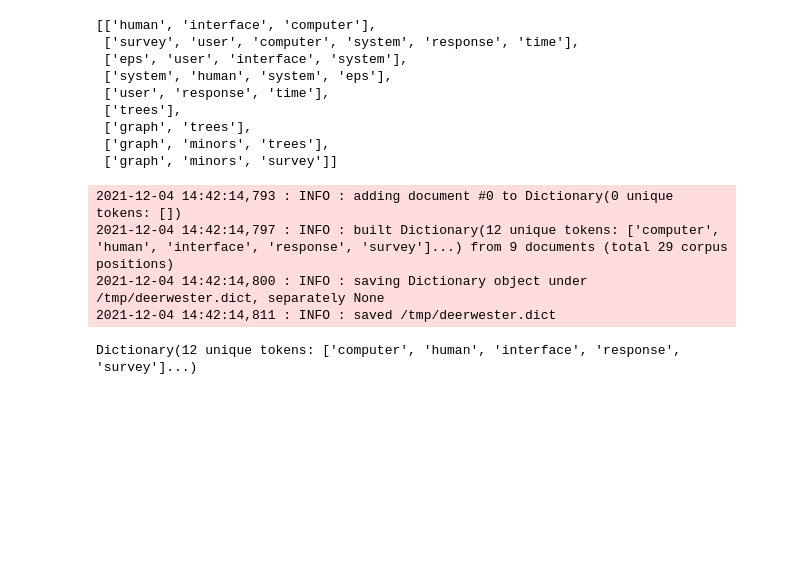
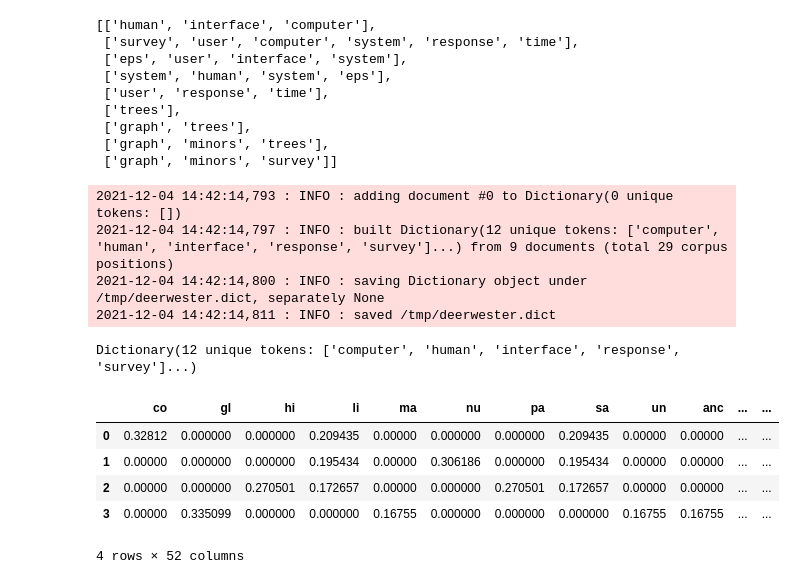
Before and after one commit to sashaaKr/thesis, a Jupyter notebook: notebooks/playground.ipynb, the cells around one changed output. Cells and saved outputs as stored; diff of their text form; code cells hidden in the pictures; blank space fills up the shorter version.

```diff
--- a/notebooks/playground.ipynb
+++ b/notebooks/playground.ipynb
@@ -57,3 +57,21 @@ print(dictionary)
 2021-12-04 14:42:14,800 : INFO : saving Dictionary object under /tmp/deerwester.dict, separately None
 2021-12-04 14:42:14,811 : INFO : saved /tmp/deerwester.dict
 Dictionary(12 unique tokens: ['computer', 'human', 'interface', 'response', 'survey']...)
+# %%
+import pandas as pd
+from sklearn.feature_extraction.text import CountVectorizer, TfidfVectorizer
+
+corpus = ['sasha like coffer', 'sasha like nutella', 'sasha like his parents', 'glory glory manchester united']
+
+vectorizer = TfidfVectorizer(analyzer='char_wb', ngram_range=(3,3))
+sparse_matrix = vectorizer.fit_transform(corpus)
+doc_term_matrix = sparse_matrix.todense()
+df = pd.DataFrame(doc_term_matrix, columns=vectorizer.get_feature_names())
+df
+# %% [output]
+|  | co | gl | hi | li | ma | nu | pa | sa | un | anc | ... | ... |
+| 0 | 0.32812 | 0.000000 | 0.000000 | 0.209435 | 0.00000 | 0.000000 | 0.000000 | 0.209435 | 0.00000 | 0.00000 | ... | ... |
+| 1 | 0.00000 | 0.000000 | 0.000000 | 0.195434 | 0.00000 | 0.306186 | 0.000000 | 0.195434 | 0.00000 | 0.00000 | ... | ... |
+| 2 | 0.00000 | 0.000000 | 0.270501 | 0.172657 | 0.00000 | 0.000000 | 0.270501 | 0.172657 | 0.00000 | 0.00000 | ... | ... |
+| 3 | 0.00000 | 0.335099 | 0.000000 | 0.000000 | 0.16755 | 0.000000 | 0.000000 | 0.000000 | 0.16755 | 0.16755 | ... | ... |
+4 rows × 52 columns
```
Also changed, not shown: parts of 17 cells of this notebook, 4 other files.
